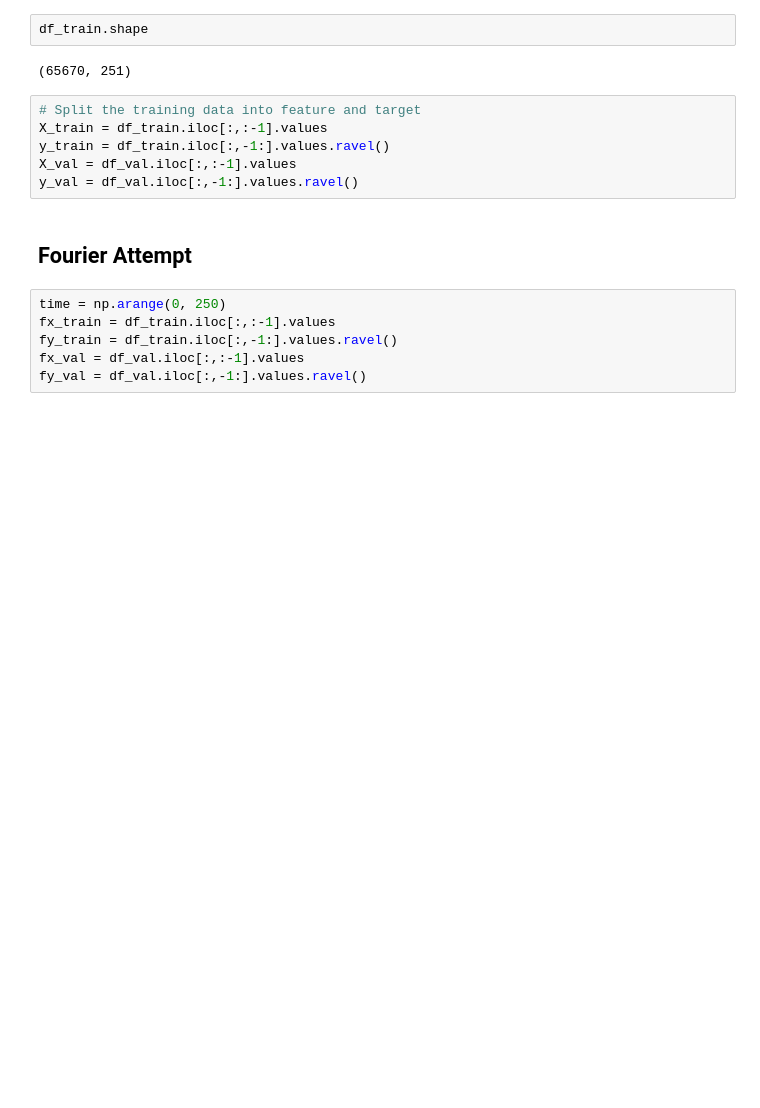
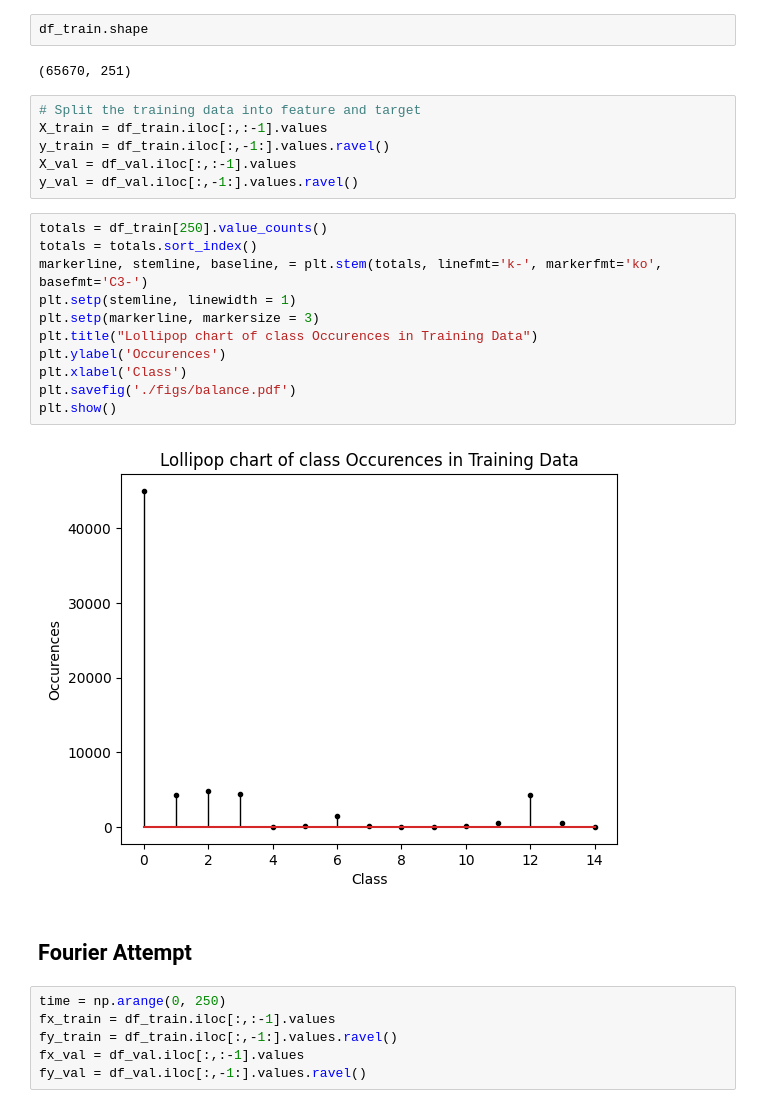
Before and after one commit to zachorrie/ML_ASS, a Jupyter notebook: CS_ARR.ipynb, the cells around one changed output. Saved outputs shown, nothing was run; the diff lists cells and outputs as text; blank space fills up the shorter version.

Commit message:
add graphs and results

```diff
--- a/CS_ARR.ipynb
+++ b/CS_ARR.ipynb
@@ -34,6 +34,19 @@ X_train = df_train.iloc[:,:-1].values
 y_train = df_train.iloc[:,-1:].values.ravel()
 X_val = df_val.iloc[:,:-1].values
 y_val = df_val.iloc[:,-1:].values.ravel()
+# %%
+totals = df_train[250].value_counts()
+totals = totals.sort_index()
+markerline, stemline, baseline, = plt.stem(totals, linefmt='k-', markerfmt='ko', basefmt='C3-')
+plt.setp(stemline, linewidth = 1)
+plt.setp(markerline, markersize = 3)
+plt.title("Lollipop chart of class Occurences in Training Data")
+plt.ylabel('Occurences')
+plt.xlabel('Class')
+plt.savefig('./figs/balance.pdf')
+plt.show()
+# %% [output]
+[figure, added]
 # %% [markdown]
 ## Fourier Attempt
 # %%
```
Also changed, not shown: parts of 8 cells of this notebook, 11 other files.
